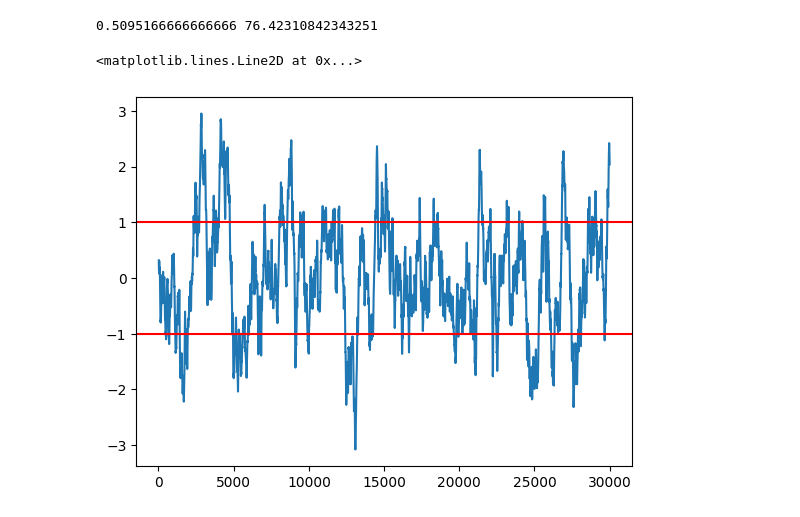
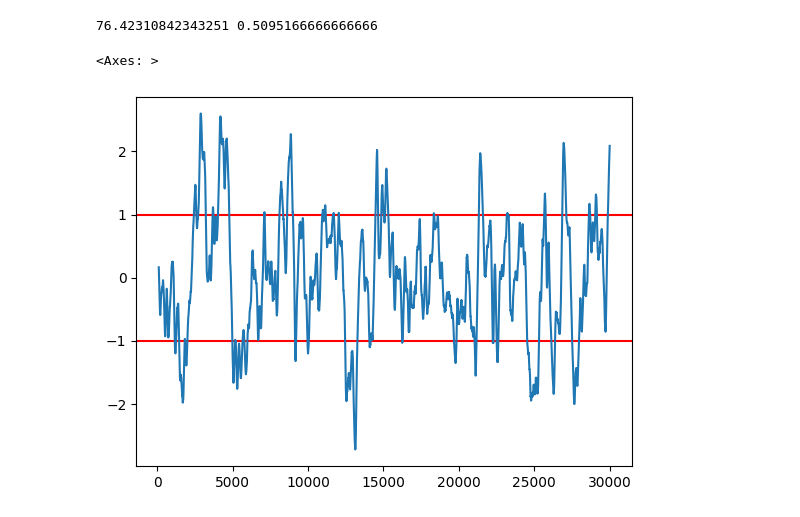
Before and after one commit to naman-doshi/IMCProsperity-2, a Jupyter notebook: R3/analysis.ipynb, the cells around one changed output. Cells and saved outputs as stored; diff of their text form; code cells hidden in the pictures.

```diff
--- a/R3/analysis.ipynb
+++ b/R3/analysis.ipynb
@@ -29,20 +29,21 @@ df2['basket'] = basket
 # %%
 spread = df2['combined'] - df2['basket']
 sd = np.std(spread)
 mean = np.mean(spread)
+print(sd, mean)
 zscores = (spread - mean) / sd
-
-print(mean, sd)
 
 # histogram
 # plt.hist(df2['zscores'], bins=10)
 # plt.xlabel('Z-Score')
 # plt.ylabel('Frequency')
 
-zscores.rolling(window=20).mean().plot()
+realz = zscores
+zscores = zscores.rolling(window=100).mean()
 plt.axhline(y=1, color='r', linestyle='-')
 plt.axhline(y=-1, color='r', linestyle='-')
+zscores.plot()
 # %% [output]
-0.5095166666666666 76.42310842343251
+76.42310842343251 0.5095166666666666
-<matplotlib.lines.Line2D at 0x...>
+<Axes: >
-[figure, old version]
+[figure, new version]
```
Also changed, not shown: parts of 2 cells of this notebook, 21 other files.
